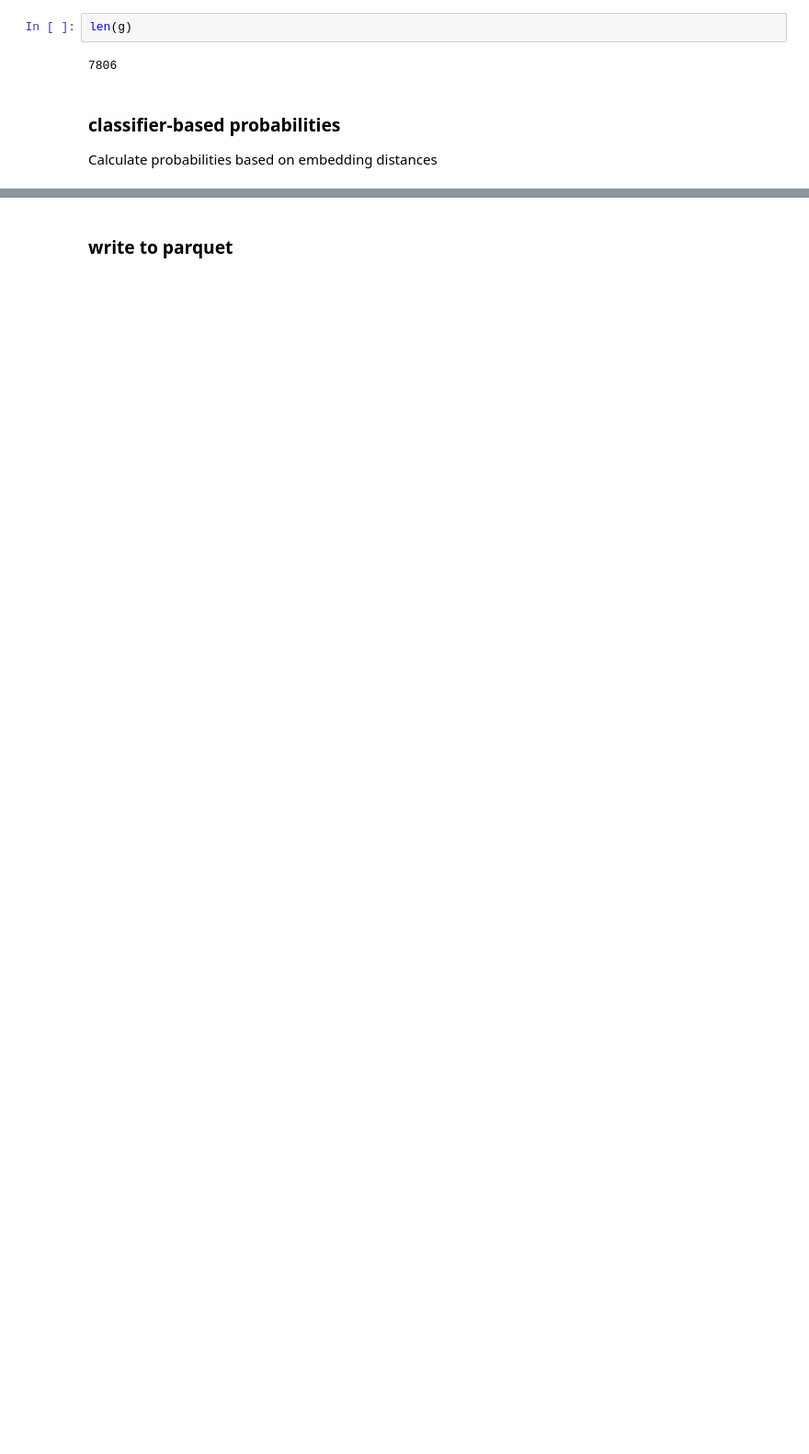
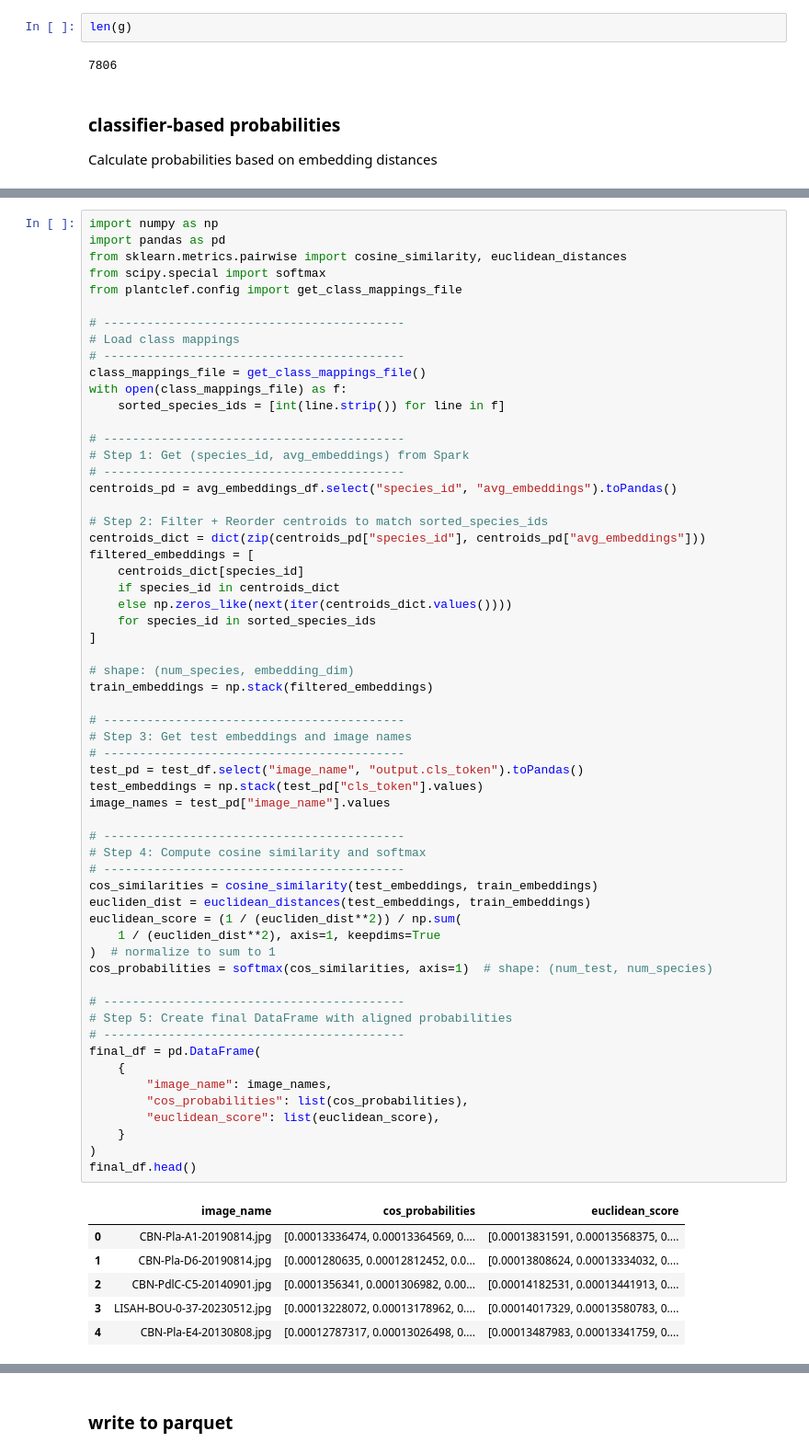
Before and after one commit to dsgt-arc/plantclef-2025, a Jupyter notebook: notebooks/eda/20250419-mg-faiss-centroids.ipynb, the cells around one changed output, grey strips where cells are left out. Shown: that part at 92% size. Drawn from its saved outputs; the diff is of its cells as text; blank space fills up the shorter version.

```diff
--- a/notebooks/eda/20250419-mg-faiss-centroids.ipynb
+++ b/notebooks/eda/20250419-mg-faiss-centroids.ipynb
@@ -321,0 +201,66 @@ array([1355868, 1355869, 1355870, 1355871, 1355872, 1355873, 1355880,
+# %%
+import numpy as np
+import pandas as pd
+from sklearn.metrics.pairwise import cosine_similarity, euclidean_distances
+from scipy.special import softmax
+from plantclef.config import get_class_mappings_file
+
+# ------------------------------------------
+# Load class mappings
+# ------------------------------------------
+class_mappings_file = get_class_mappings_file()
+with open(class_mappings_file) as f:
+    sorted_species_ids = [int(line.strip()) for line in f]
+
+# ------------------------------------------
+# Step 1: Get (species_id, avg_embeddings) from Spark
+# ------------------------------------------
+centroids_pd = avg_embeddings_df.select("species_id", "avg_embeddings").toPandas()
+
+# Step 2: Filter + Reorder centroids to match sorted_species_ids
+centroids_dict = dict(zip(centroids_pd["species_id"], centroids_pd["avg_embeddings"]))
+filtered_embeddings = [
+    centroids_dict[species_id]
+    if species_id in centroids_dict
+    else np.zeros_like(next(iter(centroids_dict.values())))
+    for species_id in sorted_species_ids
+]
+
+# shape: (num_species, embedding_dim)
+train_embeddings = np.stack(filtered_embeddings)
+
+# ------------------------------------------
+# Step 3: Get test embeddings and image names
+# ------------------------------------------
+test_pd = test_df.select("image_name", "output.cls_token").toPandas()
+test_embeddings = np.stack(test_pd["cls_token"].values)
+image_names = test_pd["image_name"].values
+
+# ------------------------------------------
+# Step 4: Compute cosine similarity and softmax
+# ------------------------------------------
+cos_similarities = cosine_similarity(test_embeddings, train_embeddings)
+eucliden_dist = euclidean_distances(test_embeddings, train_embeddings)
+euclidean_score = (1 / (eucliden_dist**2)) / np.sum(
+    1 / (eucliden_dist**2), axis=1, keepdims=True
+)  # normalize to sum to 1
+cos_probabilities = softmax(cos_similarities, axis=1)  # shape: (num_test, num_species)
+
+# ------------------------------------------
+# Step 5: Create final DataFrame with aligned probabilities
+# ------------------------------------------
+final_df = pd.DataFrame(
+    {
+        "image_name": image_names,
+        "cos_probabilities": list(cos_probabilities),
+        "euclidean_score": list(euclidean_score),
+    }
+)
+final_df.head()
+# %% [output]
+|  | image_name | cos_probabilities | euclidean_score |
+| 0 | CBN-Pla-A1-20190814.jpg | [0.00013336474, 0.00013364569, 0.... | [0.00013831591, 0.00013568375, 0.... |
+| 1 | CBN-Pla-D6-20190814.jpg | [0.0001280635, 0.00012812452, 0.0... | [0.00013808624, 0.00013334032, 0.... |
+| 2 | CBN-PdlC-C5-20140901.jpg | [0.0001356341, 0.0001306982, 0.00... | [0.00014182531, 0.00013441913, 0.... |
+| 3 | LISAH-BOU-0-37-20230512.jpg | [0.00013228072, 0.00013178962, 0.... | [0.00014017329, 0.00013580783, 0.... |
+| 4 | CBN-Pla-E4-20130808.jpg | [0.00012787317, 0.00013026498, 0.... | [0.00013487983, 0.00013341759, 0.... |
```
Also changed, not shown: parts of 17 cells of this notebook.
